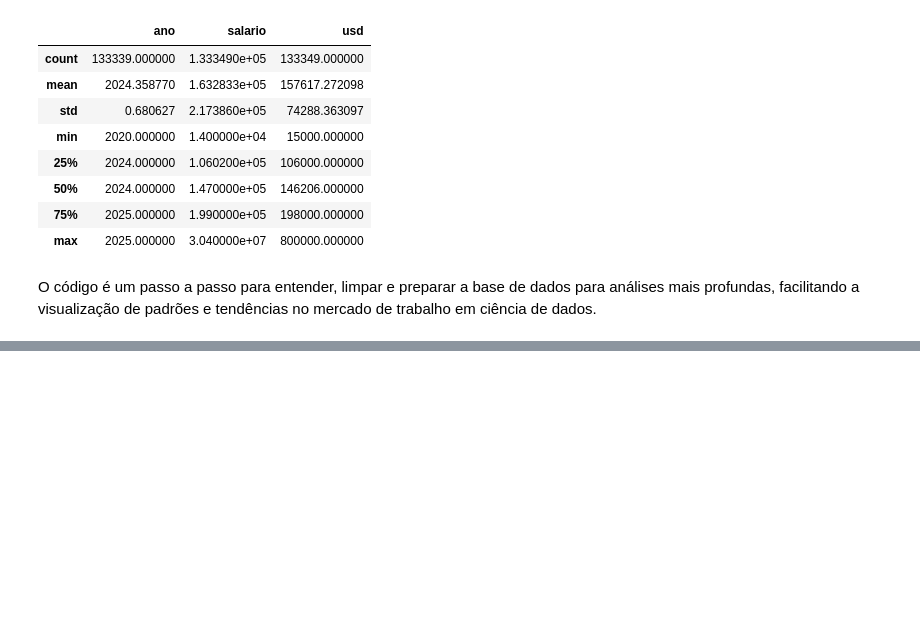
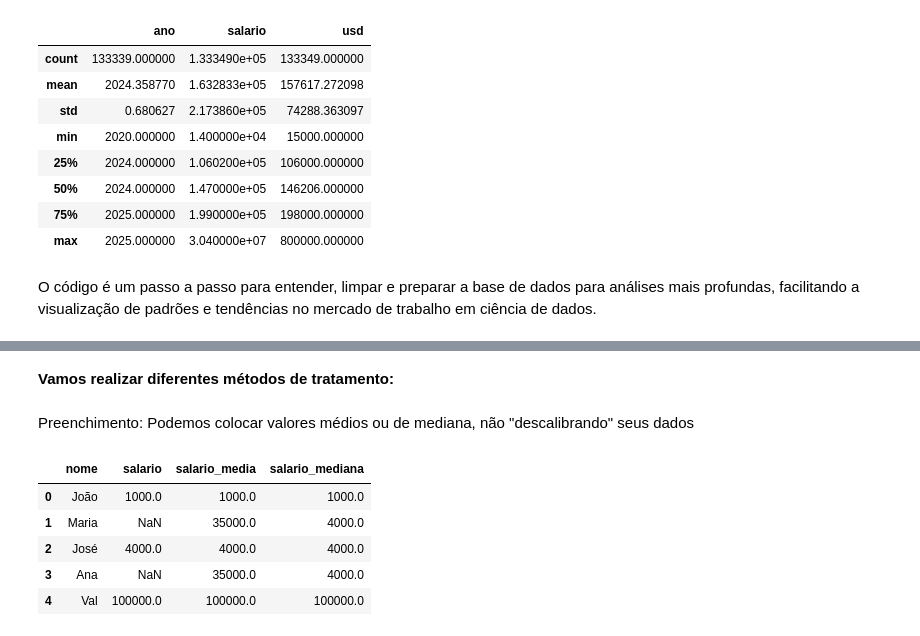
Before and after one commit to pedroleao09/AnaliseDeDadosPython01, a Jupyter notebook: ImersãoDadosAlura01.ipynb, the cells around one changed output, grey strips where cells are left out. Cells and saved outputs as stored; diff of their text form; code cells hidden in the pictures; blank space fills up the shorter version.

```diff
--- a/ImersãoDadosAlura01.ipynb
+++ b/ImersãoDadosAlura01.ipynb
@@ -228,0 +289,25 @@ O código é um passo a passo para entender, limpar e preparar a base de dados p
+# %% [markdown]
+**Vamos realizar diferentes métodos de tratamento:**
+# %% [markdown]
+Preenchimento: Podemos colocar valores médios ou de mediana, não "descalibrando" seus dados
+# %%
+import numpy as np
+
+df_salarios = pd.DataFrame({
+    "nome": ["João", "Maria", "José", "Ana", "Val"],
+    "salario": [1000, np.nan,4000,np.nan,100000]
+})
+# Criamos uma novo coluna que receberá os valores nulos de Salário do DataFrame
+# acima preechido com a mediana dos valores
+# round(2) é arredondamento com 2 casas decimais.
+df_salarios["salario_media"] = df_salarios["salario"].fillna(df_salarios["salario"].mean().round(2))
+# A Mediana tende a estar menos contaminada com outliers
+df_salarios["salario_mediana"] = df_salarios["salario"].fillna(df_salarios["salario"].median())
+df_salarios
+# %% [output]
+|  | nome | salario | salario_media | salario_mediana |
+| 0 | João | 1000.0 | 1000.0 | 1000.0 |
+| 1 | Maria | NaN | 35000.0 | 4000.0 |
+| 2 | José | 4000.0 | 4000.0 | 4000.0 |
+| 3 | Ana | NaN | 35000.0 | 4000.0 |
+| 4 | Val | 100000.0 | 100000.0 | 100000.0 |
```
Also changed, not shown: parts of 19 cells of this notebook.
